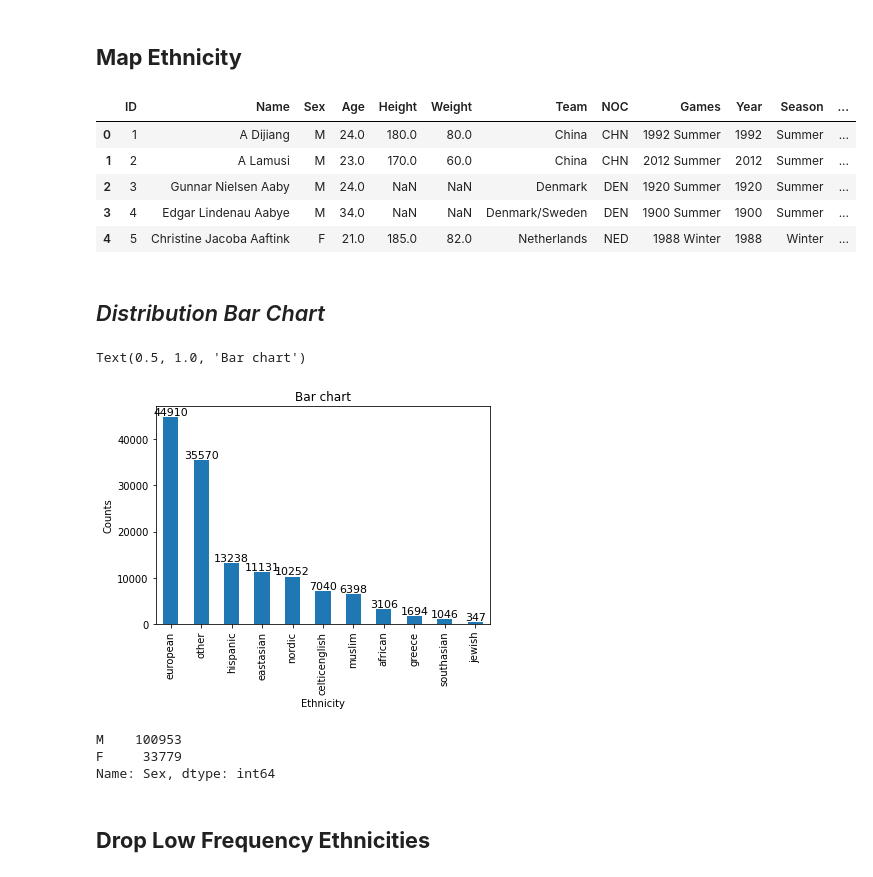
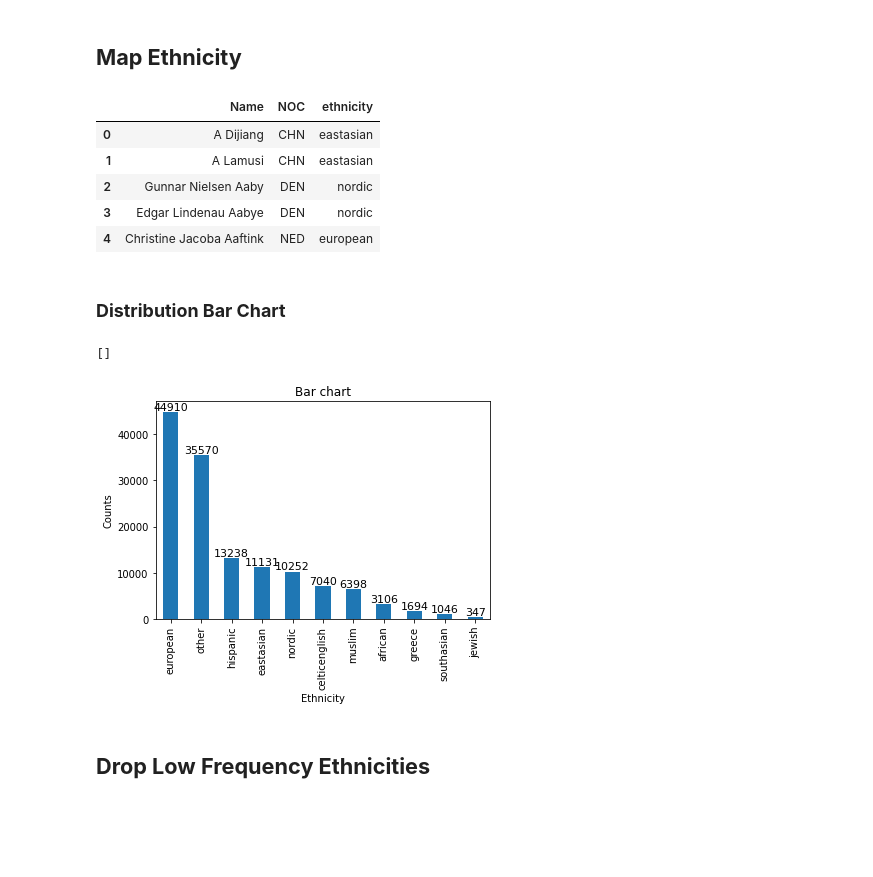
Before and after one commit to PJL-Emily/ethnicity-classification-by-name, a Jupyter notebook: ethnicity_classification_olympic.ipynb, the cells around one changed output. Saved outputs shown, nothing was run; the diff lists cells and outputs as text; code cells hidden in the pictures; blank space fills up the shorter version.

```diff
--- a/ethnicity_classification_olympic.ipynb
+++ b/ethnicity_classification_olympic.ipynb
@@ -40,15 +46,6 @@ athlete = pd.read_csv('./data/athlete_events.csv')
 # **Preprocessing**
 # %% [markdown]
 ## **Getting Unique Values**
-# %%
-def uniqueIndices(df):
-    seen = set()
-    res = []
-    for i, n in enumerate(df['Name']):
-        if n not in seen:
-            res.append(i)
-            seen.add(n)
-    return res
-# %%
-indices = uniqueIndices(athlete)
-athlete = athlete.iloc[indices, :].reset_index(drop = True)
+# %%
+athlete_unique = uniqueIndices(athlete)
+display(athlete_unique.head())
@@ -74,41 +61,19 @@ nordic_countries = ['DEN', 'SWE', 'NOR', 'FIN']
-# %%
-def NOC_to_ethnicity(noc):
-  if (noc in muslim_countries):
-    return 'muslim'
-  if (noc in european_countries):
-    return 'european'
-  if (noc in african_countries):
-    return 'african'
-  if (noc in eastasian_countries):
-    return 'eastasian'
-  if (noc in southasian_countries):
-    return 'southasian'
-  if (noc in hispanic_countries):
-    return 'hispanic'
-  if (noc in nordic_countries):
-    return 'nordic'
-  if (noc == 'GBR' or noc == 'IRL'):
-    return 'celticenglish'
-  if (noc == 'ISR'):
-    return 'jewish'
-  if (noc == 'GRE'):
-    return 'greece'
-  return 'other'
 # %%
-athlete['ethnicity'] = athlete['NOC'].apply(lambda m: NOC_to_ethnicity(m))
-display(athlete.head())
+athlete_ethnicty = copy.deepcopy(athlete_unique)
+athlete_ethnicty['ethnicity'] = athlete_ethnicty['NOC'].apply(lambda m: NOC_to_ethnicity(m))
+display(athlete_ethnicty.head())
 # %% [output]
-|  | ID | Name | Sex | Age | Height | Weight | Team | NOC | Games | Year | Season | ... |
-| 0 | 1 | A Dijiang | M | 24.0 | 180.0 | 80.0 | China | CHN | 1992 Summer | 1992 | Summer | ... |
-| 1 | 2 | A Lamusi | M | 23.0 | 170.0 | 60.0 | China | CHN | 2012 Summer | 2012 | Summer | ... |
-| 2 | 3 | Gunnar Nielsen Aaby | M | 24.0 | NaN | NaN | Denmark | DEN | 1920 Summer | 1920 | Summer | ... |
-| 3 | 4 | Edgar Lindenau Aabye | M | 34.0 | NaN | NaN | Denmark/Sweden | DEN | 1900 Summer | 1900 | Summer | ... |
-| 4 | 5 | Christine Jacoba Aaftink | F | 21.0 | 185.0 | 82.0 | Netherlands | NED | 1988 Winter | 1988 | Winter | ... |
+|  | Name | NOC | ethnicity |
+| 0 | A Dijiang | CHN | eastasian |
+| 1 | A Lamusi | CHN | eastasian |
+| 2 | Gunnar Nielsen Aaby | DEN | nordic |
+| 3 | Edgar Lindenau Aabye | DEN | nordic |
+| 4 | Christine Jacoba Aaftink | NED | european |
 # %% [markdown]
-## *Distribution Bar Chart*
+### **Distribution Bar Chart**
 # %%
 X = [0,1,2,3,4,5,6,7,8,9,10]
-ethnicity_counts = athlete['ethnicity'].value_counts()
+ethnicity_counts = athlete_ethnicty['ethnicity'].value_counts()
 mapping_bar_chart = ethnicity_counts.plot.bar()
 
 #使用text顯示數值
@@ -118,15 +83,10 @@ for a,b in zip(X,ethnicity_counts):
 plt.xlabel('Ethnicity')
 plt.ylabel('Counts')
 plt.title('Bar chart')
+plt.plot()
 # %% [output]
-Text(0.5, 1.0, 'Bar chart')
+[]
 [figure]
-# %%
-athlete["Sex"].value_counts()
-# %% [output]
-M    100953
-F     33779
-Name: Sex, dtype: int64
 # %% [markdown]
 ## **Drop Low Frequency Ethnicities**
 # %% [markdown]
```
Also changed, not shown: parts of 27 cells of this notebook.
